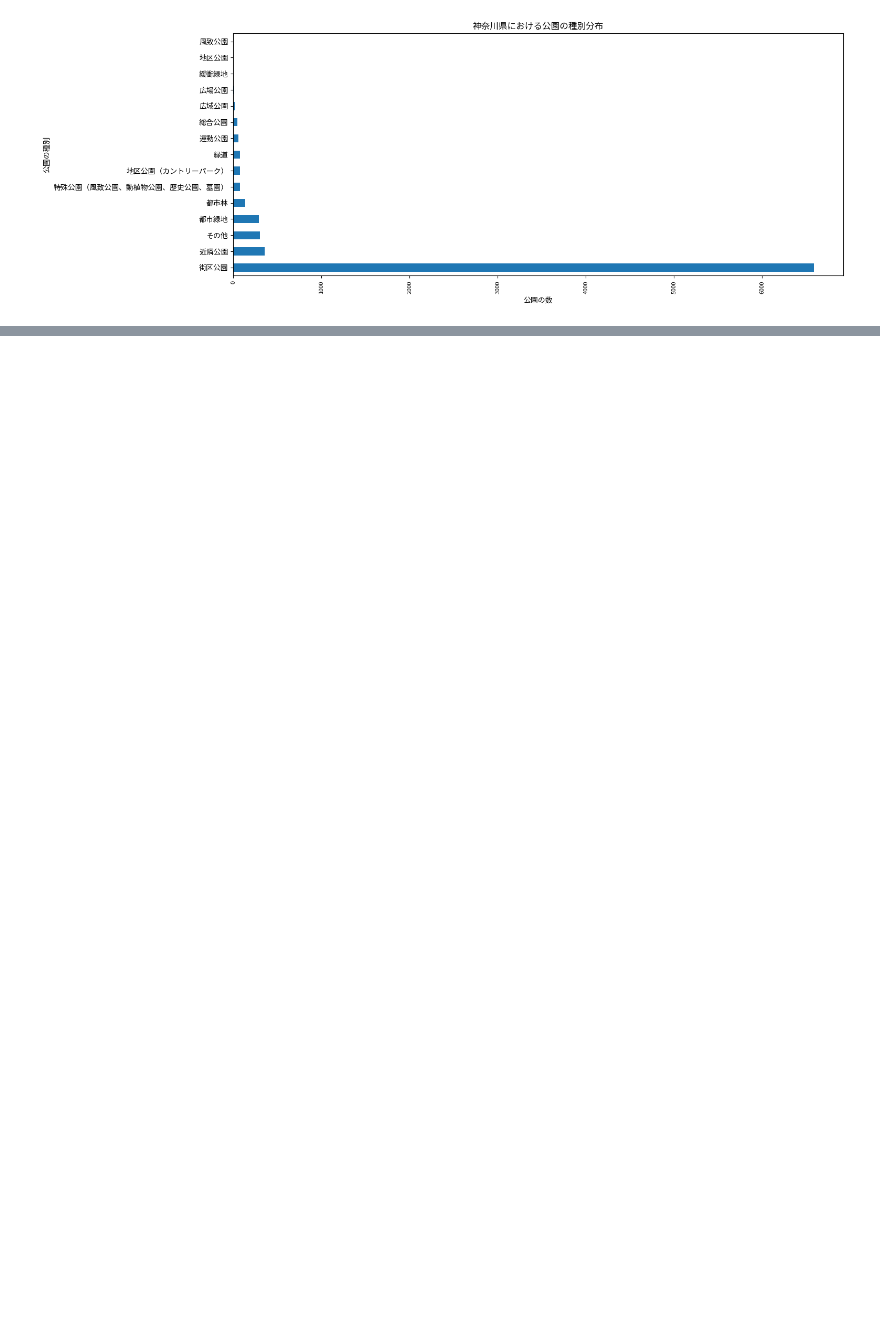
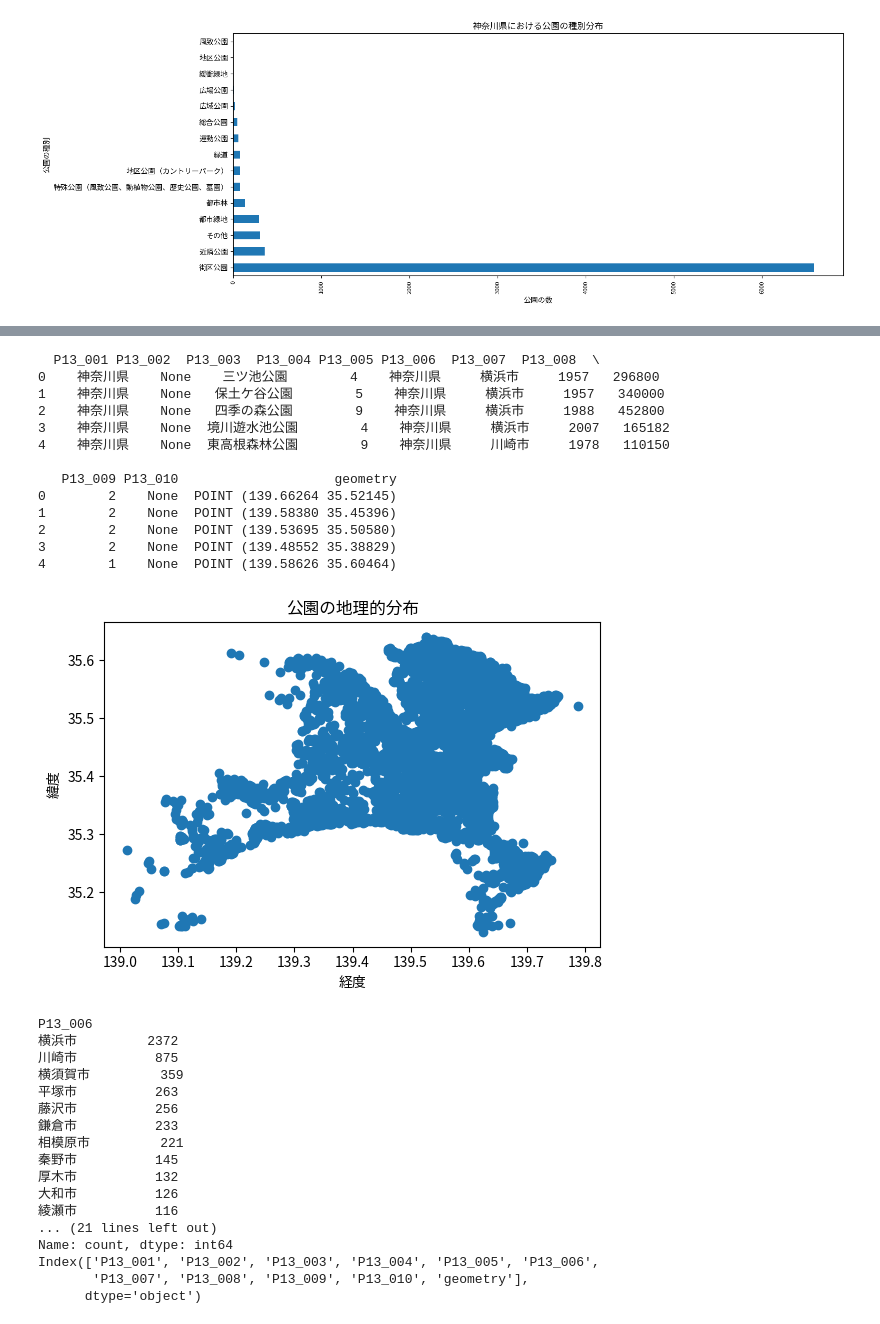
Before and after one commit to yasumasa718/park_data_intern, a Jupyter notebook: intern_kadai2.ipynb, the cells around one changed output, grey strips where cells are left out. Saved outputs shown, nothing was run; the diff lists cells and outputs as text; code cells hidden in the pictures; blank space fills up the shorter version.

```diff
--- a/intern_kadai2.ipynb
+++ b/intern_kadai2.ipynb
@@ -177 +219,58 @@ Index(['標準地域コード', '都道府県', '郡･支庁･振興局等', '
+# %%
+# シェープファイルの読み込み
+gdf = gpd.read_file('/home/yasumasa-tezuka/intern_data/P13-11_14.shp', encoding='shift-jis')
+
+#人口密度,人口総数
+population = pd.read_excel(file_path_2)
+
+# データの構造を確認
+print(gdf.head())
+
+# データの可視化（地理的な形状のプロット）
+gdf.plot()
+
+# 地図の表示設定
+plt.title('公園の地理的分布')
+plt.xlabel('経度')
+plt.ylabel('緯度')
+plt.show()
+
+# 市区町村ごとに公園の数をカウント
+park_count_by_municipality = gdf['P13_006'].value_counts()
+print(park_count_by_municipality)
+
+# 属性データの確認
+print(gdf.columns)
+# %% [output]
+  P13_001 P13_002  P13_003  P13_004 P13_005 P13_006  P13_007  P13_008  \
+0    神奈川県    None    三ツ池公園        4    神奈川県     横浜市     1957   296800
+1    神奈川県    None   保土ケ谷公園        5    神奈川県     横浜市     1957   340000
+2    神奈川県    None   四季の森公園        9    神奈川県     横浜市     1988   452800
+3    神奈川県    None  境川遊水池公園        4    神奈川県     横浜市     2007   165182
+4    神奈川県    None  東高根森林公園        9    神奈川県     川崎市     1978   110150
+
+   P13_009 P13_010                    geometry
+0        2    None  POINT (139.66264 35.52145)
+1        2    None  POINT (139.58380 35.45396)
+2        2    None  POINT (139.53695 35.50580)
+3        2    None  POINT (139.48552 35.38829)
+4        1    None  POINT (139.58626 35.60464)
+[figure, added]
+P13_006
+横浜市         2372
+川崎市          875
+横須賀市         359
+平塚市          263
+藤沢市          256
+鎌倉市          233
+相模原市         221
+秦野市          145
+厚木市          132
+大和市          126
+綾瀬市          116
+... (21 lines left out)
+Name: count, dtype: int64
+Index(['P13_001', 'P13_002', 'P13_003', 'P13_004', 'P13_005', 'P13_006',
+       'P13_007', 'P13_008', 'P13_009', 'P13_010', 'geometry'],
+      dtype='object')
 # %%
```
Also changed, not shown: parts of 11 cells of this notebook, 1 other file.
